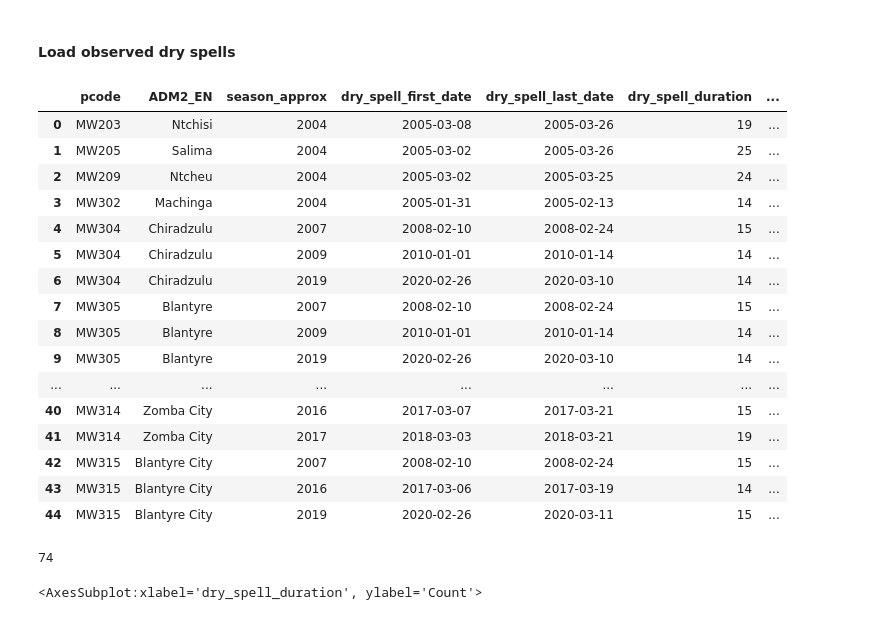
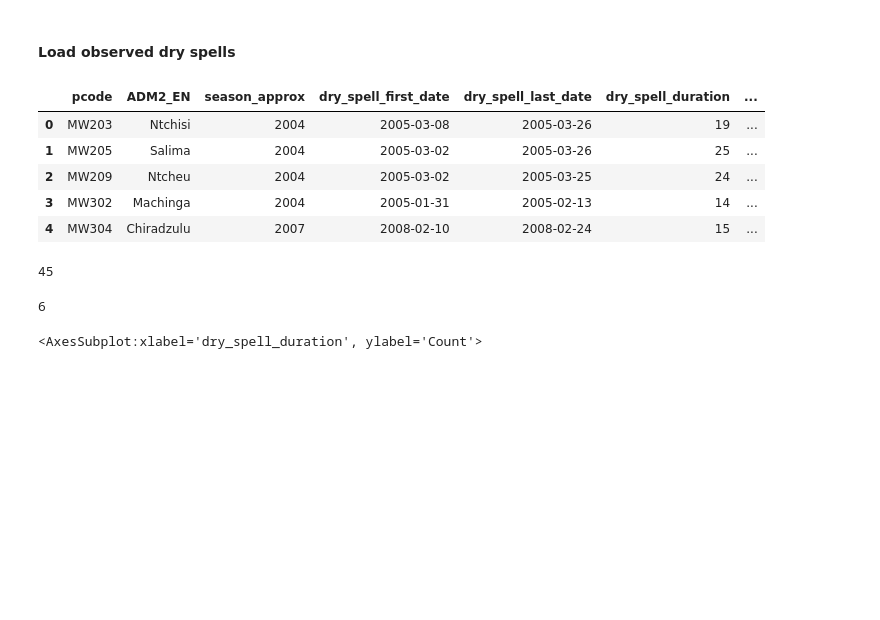
Before and after one commit to OCHA-DAP/pa-anticipatory-action, a Jupyter notebook: analyses/malawi/notebooks/mwi_chirpsgefs_corr_dryspells.ipynb, the cells around one changed output. Drawn from its saved outputs; the diff is of its cells as text; code cells hidden in the pictures; blank space fills up the shorter version.

```diff
--- a/analyses/malawi/notebooks/mwi_chirpsgefs_corr_dryspells.ipynb
+++ b/analyses/malawi/notebooks/mwi_chirpsgefs_corr_dryspells.ipynb
@@ -58,14 +62,14 @@ parameters = config.parameters(country)
 country_dir = os.path.join(config.DIR_PATH, config.ANALYSES_DIR, country)
 country_data_raw_dir = os.path.join(config.DATA_DIR,config.RAW_DIR,country)
 country_data_processed_dir = os.path.join(config.DATA_DIR,config.PROCESSED_DIR,country)
-country_data_exploration_dir = os.path.join(config.DATA_DIR,"exploration",country)
-drought_data_exploration_dir= os.path.join(config.DATA_DIR, "exploration",  'drought')
-cams_data_dir=os.path.join(drought_data_exploration_dir,"CAMS_OPI")
-cams_tercile_path=os.path.join(cams_data_dir,"CAMS_tercile.nc")
-chirps_monthly_dir=os.path.join(drought_data_exploration_dir,"CHIRPS")
-chirps_monthly_path=os.path.join(chirps_monthly_dir,"chirps_global_monthly.nc")
+dry_spells_processed_dir=os.path.join(country_data_processed_dir,"dry_spells")
+chirpsgefs_processed_dir = os.path.join(dry_spells_processed_dir,"chirpsgefs")
 
-chirpsgefs_dir = os.path.join(config.DROUGHTDATA_DIR,"chirps_gefs")
+#we have different methodologies of computing dryspells and rainy season
+#this notebook chooses one, which is indicated by the files being used
+chirpsgefs_stats_path=os.path.join(chirpsgefs_processed_dir,"mwi_chirpsgefs_rainyseas_stats_mean_back.csv")
+dry_spells_list_path=os.path.join(dry_spells_processed_dir,f"dry_spells_during_rainy_season_list_2000_2020_mean_back.csv")
+chirps_14d_rolling_sum_path=os.path.join(dry_spells_processed_dir,"data_mean_values_long.csv")
 
 adm1_bound_path=os.path.join(country_data_raw_dir,config.SHAPEFILE_DIR,parameters["path_admin1_shp"])
 adm2_bound_path=os.path.join(country_data_raw_dir,config.SHAPEFILE_DIR,parameters["path_admin2_shp"])
@@ -170,44 +133,32 @@ for i, s in enumerate(cg_stats):
 # %% [markdown]
 #### Load observed dry spells
 # %%
-#different methodologies of computing the observed dry spells
-#set the one being used, dryspell_obs_suffix determines which file to load
-dryspell_obs_stat="mean" #"max"
-if dryspell_obs_stat=="max":
-    dryspell_obs_suffix=""
-else:
-    dryspell_obs_suffix=f"_{dryspell_obs_stat}"
-
-
-df_ds=pd.read_csv(os.path.join(country_data_processed_dir,"dry_spells",f"dry_spells_during_rainy_season_list_2000_2020{dryspell_obs_suffix}_back.csv"))
+df_ds=pd.read_csv(dry_spells_list_path)
 df_ds["dry_spell_first_date"]=pd.to_datetime(df_ds["dry_spell_first_date"])
 df_ds["dry_spell_last_date"]=pd.to_datetime(df_ds["dry_spell_last_date"])
 df_ds["year"]=df_ds.dry_spell_first_date.dt.year
 # %%
-df_ds
+df_ds.head()
 # %% [output]
 |  | pcode | ADM2_EN | season_approx | dry_spell_first_date | dry_spell_last_date | dry_spell_duration | ... |
 | 0 | MW203 | Ntchisi | 2004 | 2005-03-08 | 2005-03-26 | 19 | ... |
 | 1 | MW205 | Salima | 2004 | 2005-03-02 | 2005-03-26 | 25 | ... |
 | 2 | MW209 | Ntcheu | 2004 | 2005-03-02 | 2005-03-25 | 24 | ... |
 | 3 | MW302 | Machinga | 2004 | 2005-01-31 | 2005-02-13 | 14 | ... |
 | 4 | MW304 | Chiradzulu | 2007 | 2008-02-10 | 2008-02-24 | 15 | ... |
-| 5 | MW304 | Chiradzulu | 2009 | 2010-01-01 | 2010-01-14 | 14 | ... |
-| 6 | MW304 | Chiradzulu | 2019 | 2020-02-26 | 2020-03-10 | 14 | ... |
-| 7 | MW305 | Blantyre | 2007 | 2008-02-10 | 2008-02-24 | 15 | ... |
-| 8 | MW305 | Blantyre | 2009 | 2010-01-01 | 2010-01-14 | 14 | ... |
-| 9 | MW305 | Blantyre | 2019 | 2020-02-26 | 2020-03-10 | 14 | ... |
-| ... | ... | ... | ... | ... | ... | ... | ... |
-| 40 | MW314 | Zomba City | 2016 | 2017-03-07 | 2017-03-21 | 15 | ... |
-| 41 | MW314 | Zomba City | 2017 | 2018-03-03 | 2018-03-21 | 19 | ... |
-| 42 | MW315 | Blantyre City | 2007 | 2008-02-10 | 2008-02-24 | 15 | ... |
-| 43 | MW315 | Blantyre City | 2016 | 2017-03-06 | 2017-03-19 | 14 | ... |
-| 44 | MW315 | Blantyre City | 2019 | 2020-02-26 | 2020-03-11 | 15 | ... |
+# %%
+#number of historically observed dry spells
+len(df_ds)
+# %% [output]
+45
+# %%
+#chirpsgefs 2020 data is not complete, so these might be removed
+len(df_ds[df_ds.dry_spell_first_date.dt.year==2020])
+# %% [output]
+6
 # %%
-df_ds["dry_spell_extension"]=df_ds.dry_spell_duration-14
-print(df_ds.dry_spell_extension.sum())
+# df_ds["dry_spell_extension"]=df_ds.dry_spell_duration-14
+# print(df_ds.dry_spell_extension.sum())
-# %% [output]
-74
 # %%
 sns.histplot(df_ds,x="dry_spell_duration")
 # %% [output]
```
Also changed, not shown: parts of 70 cells of this notebook, 1 other file.
